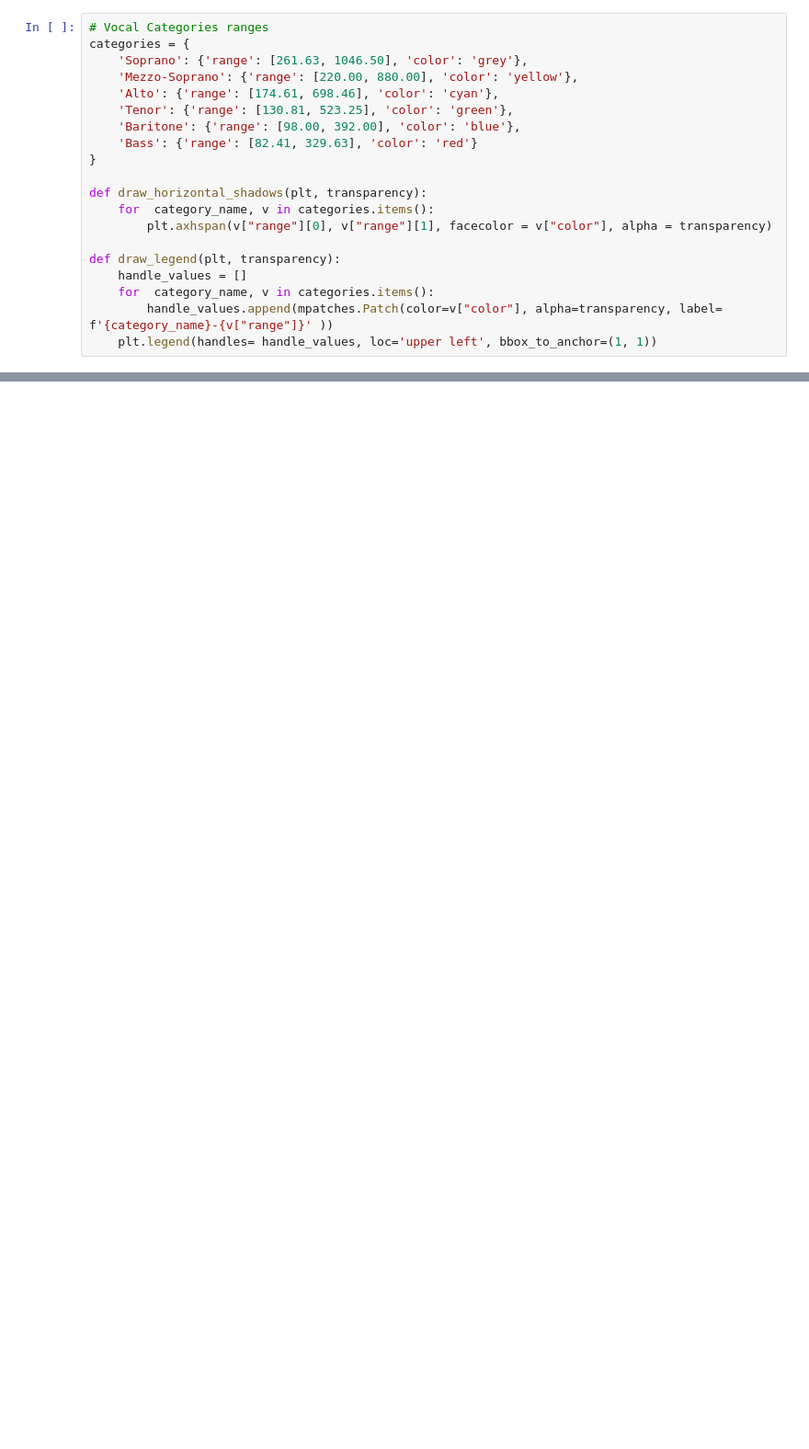
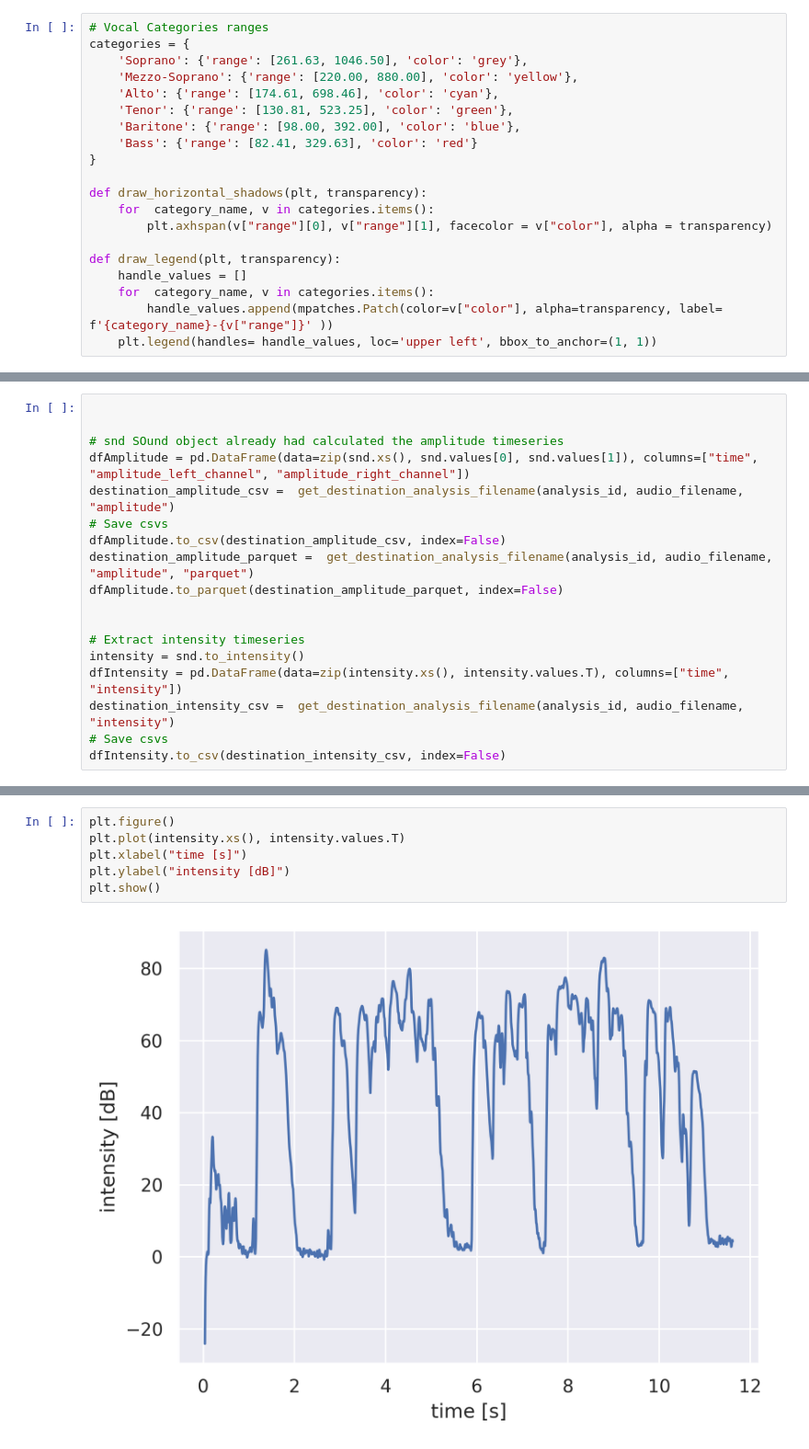
Before and after one commit to joseph-higaki/voice-analysis, a Jupyter notebook: notebooks/process_audio.ipynb, the cells around one changed output, grey strips where cells are left out. Shown at 92% size. Saved outputs shown, nothing was run; the diff lists cells and outputs as text; blank space fills up the shorter version.

```diff
--- a/notebooks/process_audio.ipynb
+++ b/notebooks/process_audio.ipynb
@@ -103,0 +130,18 @@ plt.show()
+# %%
+
+
+# snd SOund object already had calculated the amplitude timeseries
+dfAmplitude = pd.DataFrame(data=zip(snd.xs(), snd.values[0], snd.values[1]), columns=["time", "amplitude_left_channel", "amplitude_right_channel"])
+destination_amplitude_csv =  get_destination_analysis_filename(analysis_id, audio_filename, "amplitude")
+# Save csvs
+dfAmplitude.to_csv(destination_amplitude_csv, index=False)
+destination_amplitude_parquet =  get_destination_analysis_filename(analysis_id, audio_filename, "amplitude", "parquet")
+dfAmplitude.to_parquet(destination_amplitude_parquet, index=False)
+
+
+# Extract intensity timeseries
+intensity = snd.to_intensity()
+dfIntensity = pd.DataFrame(data=zip(intensity.xs(), intensity.values.T), columns=["time", "intensity"])
+destination_intensity_csv =  get_destination_analysis_filename(analysis_id, audio_filename, "intensity")
+# Save csvs
+dfIntensity.to_csv(destination_intensity_csv, index=False)
@@ -103,0 +166,8 @@ plt.show()
+# %%
+plt.figure()
+plt.plot(intensity.xs(), intensity.values.T)
+plt.xlabel("time [s]")
+plt.ylabel("intensity [dB]")
+plt.show()
+# %% [output]
+[figure, added]
```
Also changed, not shown: parts of 14 cells of this notebook, 20 other files.
